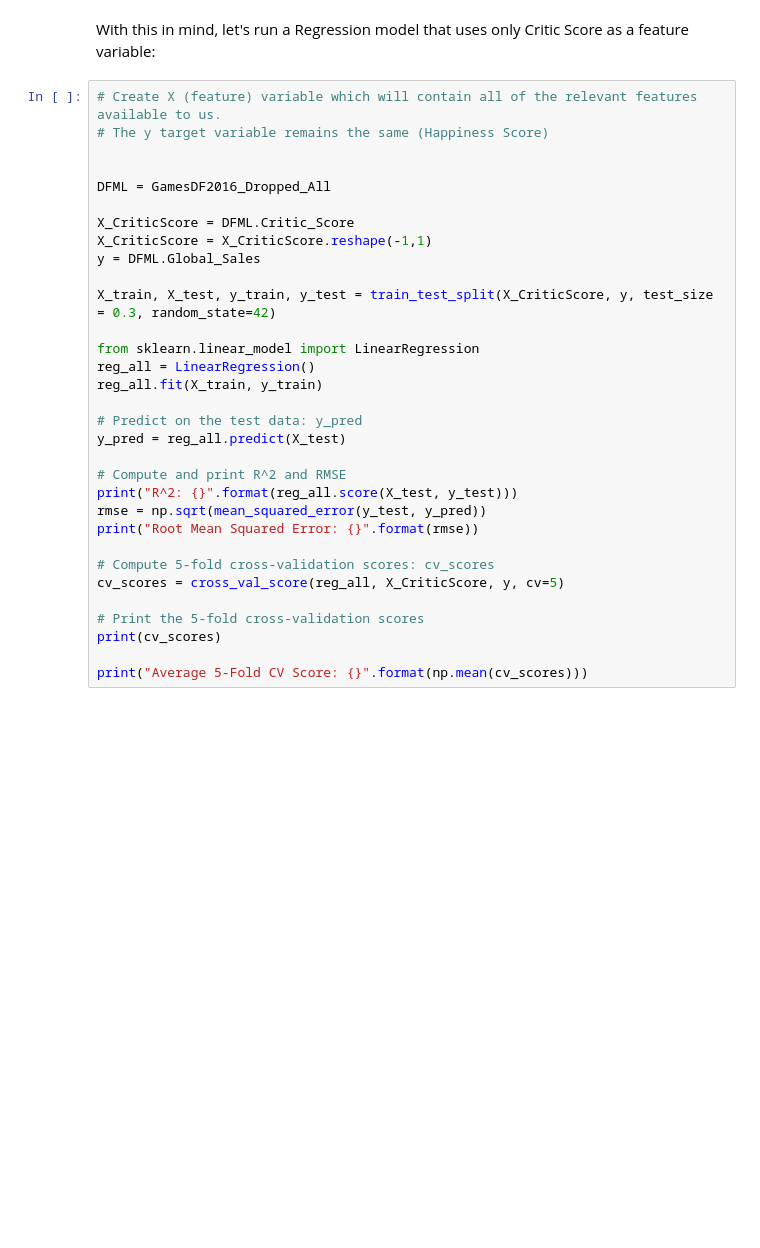
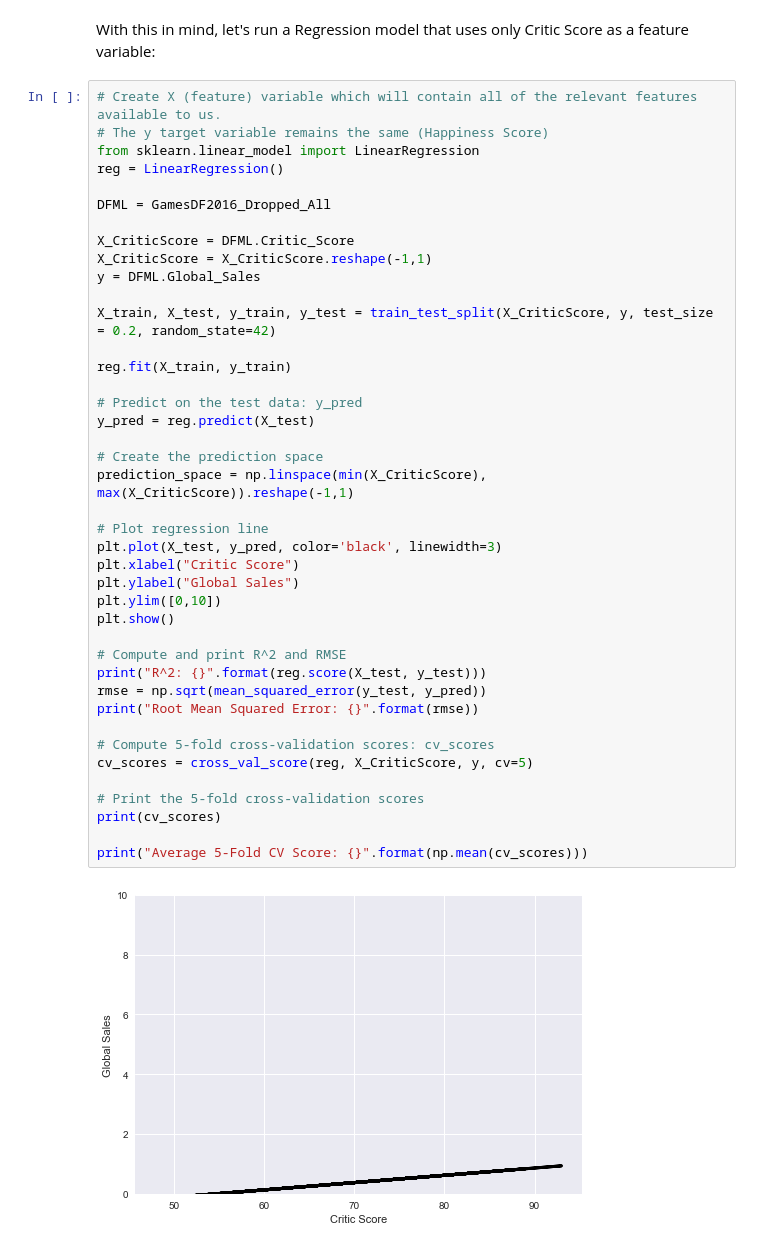
Before and after one commit to mcgvgc2514/Video-Game-Sale-Analysis, a Jupyter notebook: Data Cleaning/Final Analysis V2.ipynb, the cells around one changed output. Drawn from its saved outputs; the diff is of its cells as text; blank space fills up the shorter version.

```diff
--- a/Data Cleaning/Final Analysis V2.ipynb
+++ b/Data Cleaning/Final Analysis V2.ipynb
@@ -1771,33 +1771,43 @@ With this in mind, let's run a Regression model that uses only Critic Score as a
 # %%
 # Create X (feature) variable which will contain all of the relevant features available to us.
 # The y target variable remains the same (Happiness Score)
-
+from sklearn.linear_model import LinearRegression
+reg = LinearRegression()
 
 DFML = GamesDF2016_Dropped_All
 
 X_CriticScore = DFML.Critic_Score
 X_CriticScore = X_CriticScore.reshape(-1,1)
 y = DFML.Global_Sales
 
-X_train, X_test, y_train, y_test = train_test_split(X_CriticScore, y, test_size = 0.3, random_state=42)
+X_train, X_test, y_train, y_test = train_test_split(X_CriticScore, y, test_size = 0.2, random_state=42)
 
-from sklearn.linear_model import LinearRegression
-reg_all = LinearRegression()
-reg_all.fit(X_train, y_train)
+reg.fit(X_train, y_train)
 
 # Predict on the test data: y_pred
-y_pred = reg_all.predict(X_test)
+y_pred = reg.predict(X_test)
+
+# Create the prediction space
+prediction_space = np.linspace(min(X_CriticScore), max(X_CriticScore)).reshape(-1,1)
+
+# Plot regression line
+plt.plot(X_test, y_pred, color='black', linewidth=3)
+plt.xlabel("Critic Score")
+plt.ylabel("Global Sales")
+plt.ylim([0,10])
+plt.show()
 
 # Compute and print R^2 and RMSE
-print("R^2: {}".format(reg_all.score(X_test, y_test)))
+print("R^2: {}".format(reg.score(X_test, y_test)))
 rmse = np.sqrt(mean_squared_error(y_test, y_pred))
 print("Root Mean Squared Error: {}".format(rmse))
 
 # Compute 5-fold cross-validation scores: cv_scores
-cv_scores = cross_val_score(reg_all, X_CriticScore, y, cv=5)
+cv_scores = cross_val_score(reg, X_CriticScore, y, cv=5)
 
 # Print the 5-fold cross-validation scores
 print(cv_scores)
 
 print("Average 5-Fold CV Score: {}".format(np.mean(cv_scores)))
 # %% [output]
+[figure, added]
```
Also changed, not shown: parts of 6 cells of this notebook.
